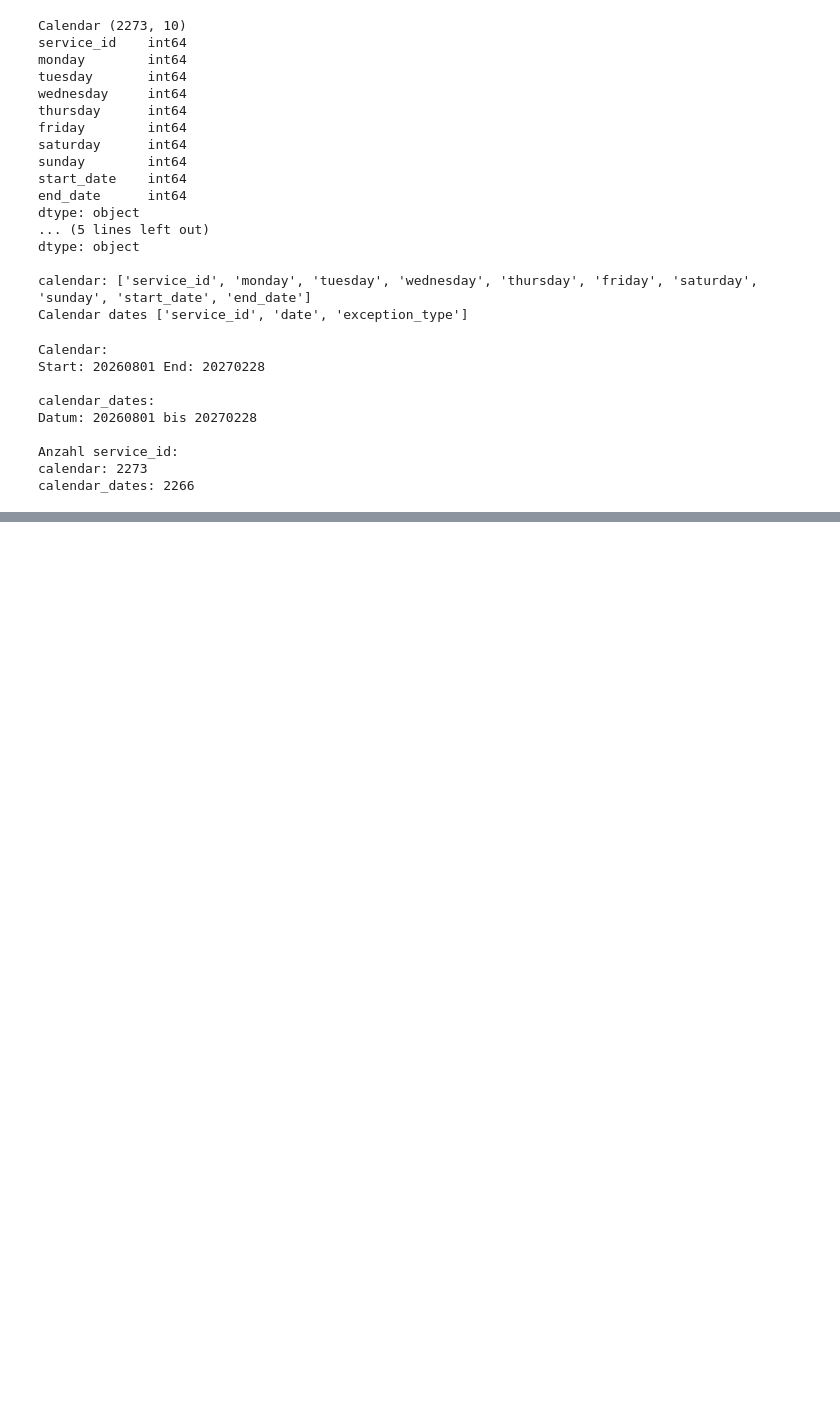
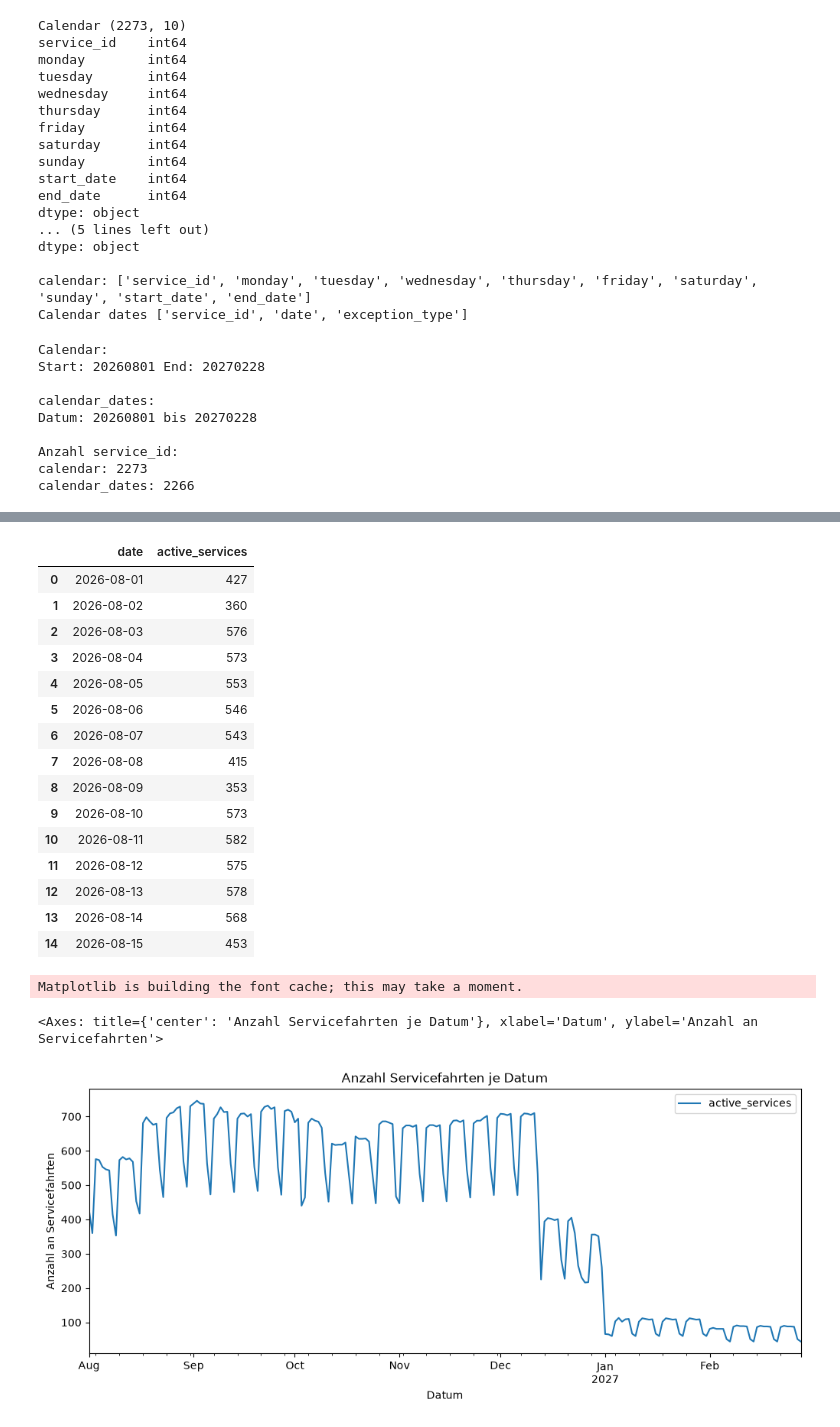
Before and after one commit to LeopoldHenningHathaway/TransIT, a Jupyter notebook: notebooks/10_gtfs_daten_analysieren.ipynb, the cells around one changed output, grey strips where cells are left out. Cells and saved outputs as stored; diff of their text form; code cells hidden in the pictures; blank space fills up the shorter version.

```diff
--- a/notebooks/10_gtfs_daten_analysieren.ipynb
+++ b/notebooks/10_gtfs_daten_analysieren.ipynb
@@ -208,0 +306,4 @@ calendar_dates: 2266
+# %%
+calendar["start_date"]=pd.to_datetime(calendar["start_date"].astype(str), format="%Y%m%d")
+calendar["end_date"]=pd.to_datetime(calendar["end_date"].astype(str), format="%Y%m%d")
+calendar_dates["date"]=pd.to_datetime(calendar_dates["date"].astype(str), format="%Y%m%d")
@@ -208,0 +379,7 @@ calendar_dates: 2266
+# %%
+#Calendar_dates bereinigen
+
+add_services = calendar_dates[calendar_dates["exception_type"] ==1][["service_id", "date"]]
+rem_services = calendar_dates[calendar_dates["exception_type"] ==2][["service_id", "date"]]
+
+print(f"Zusätzliche Fahren:", len(add_services), "Enfternte Fahrten:", len(rem_services))
@@ -208,0 +388,11 @@ calendar_dates: 2266
+# %%
+service_calendar = service_calendar.merge(
+    rem_services.assign(remove=True),
+    on=["service_id", "date"],
+    how="left"
+)
+
+service_calendar=service_calendar[service_calendar["remove"] != True].drop(columns="remove")
+
+service_calender = pd.concat([service_calendar, add_services], ignore_index=True)
+service_calendar = (service_calendar.drop_duplicates(["service_id", "date"]).sort_values(["date", "service_id"]).reset_index(drop=True))
@@ -208,0 +419,32 @@ calendar_dates: 2266
+# %%
+daily_services = (service_calender.groupby("date").size().reset_index(name="active_services"))
+# %%
+display(daily_services.head(15))
+daily_services.plot(
+    x="date",
+    y="active_services",
+    xlabel="Datum",
+    ylabel="Anzahl an Servicefahrten",
+    title="Anzahl Servicefahrten je Datum",
+    figsize=(12,4.5),
+)
+# %% [output]
+|  | date | active_services |
+| 0 | 2026-08-01 | 427 |
+| 1 | 2026-08-02 | 360 |
+| 2 | 2026-08-03 | 576 |
+| 3 | 2026-08-04 | 573 |
+| 4 | 2026-08-05 | 553 |
+| 5 | 2026-08-06 | 546 |
+| 6 | 2026-08-07 | 543 |
+| 7 | 2026-08-08 | 415 |
+| 8 | 2026-08-09 | 353 |
+| 9 | 2026-08-10 | 573 |
+| 10 | 2026-08-11 | 582 |
+| 11 | 2026-08-12 | 575 |
+| 12 | 2026-08-13 | 578 |
+| 13 | 2026-08-14 | 568 |
+| 14 | 2026-08-15 | 453 |
+Matplotlib is building the font cache; this may take a moment.
+<Axes: title={'center': 'Anzahl Servicefahrten je Datum'}, xlabel='Datum', ylabel='Anzahl an Servicefahrten'>
+[figure, added]
```
Also changed, not shown: parts of 17 cells of this notebook, 2 other files.
